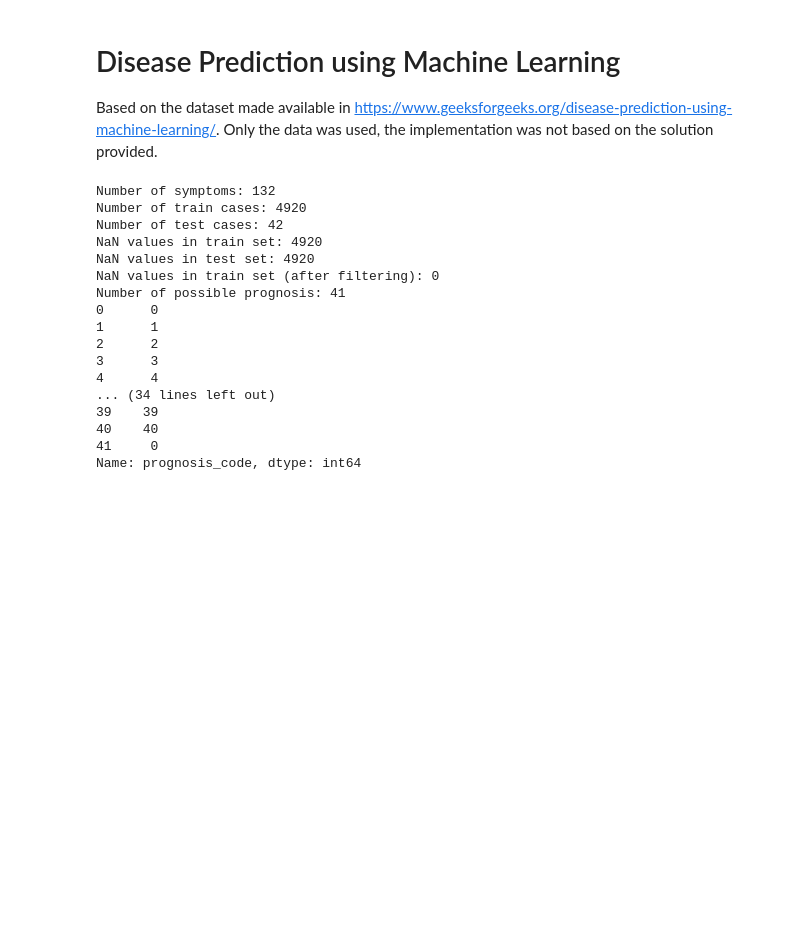
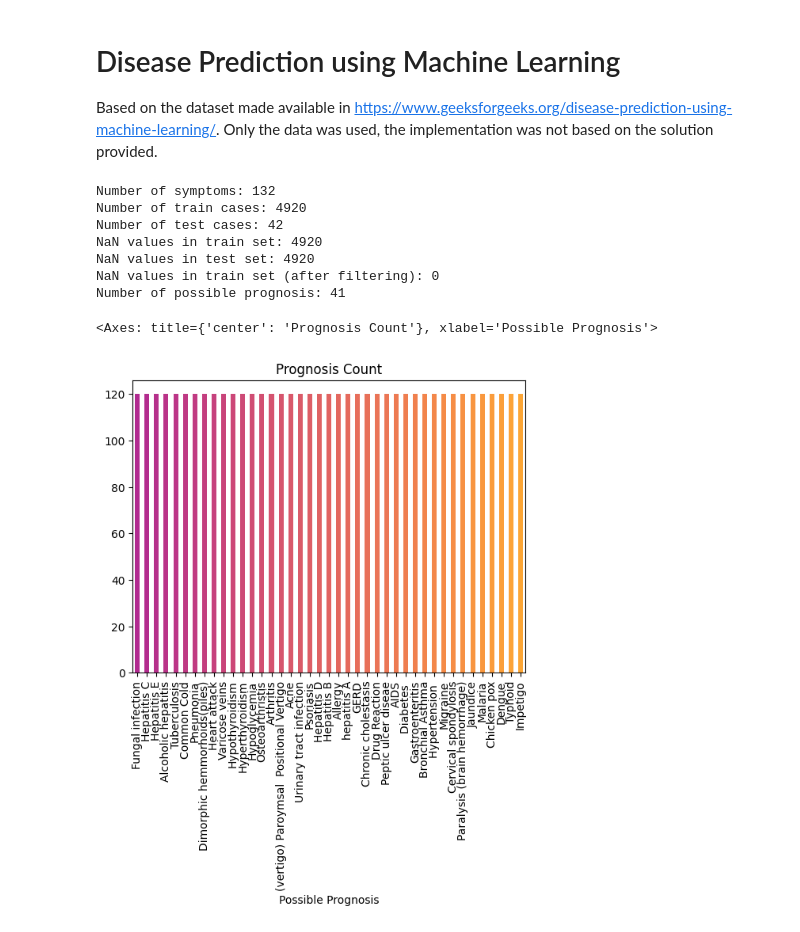
Before and after one commit to davidterroso/DiseasePrediction, a Jupyter notebook: DiseasePrediction.ipynb, the cells around one changed output. Drawn from its saved outputs; the diff is of its cells as text; code cells hidden in the pictures; blank space fills up the shorter version.

Commit message:
prognosis bar plot

```diff
--- a/DiseasePrediction.ipynb
+++ b/DiseasePrediction.ipynb
@@ -19,40 +21,35 @@ print("NaN values in train set:", train_data_df.isnull().sum().sum()) # Number o
 print("NaN values in test set:", train_data_df.isnull().sum().sum()) # Number of values NaN in the test data
 
 train_data_df = train_data_df.drop(train_data_df.columns[train_data_df.shape[1] - 1], axis=1) # Droping column causing the NaN values
 print("NaN values in train set (after filtering):", train_data_df.isnull().sum().sum()) # Number of values NaN in the train data (after processing)
 
 prognosis_list = list(train_data_df['prognosis'].unique()) # Create a list of the possible prognosis
 prognosis_num = len(prognosis_list) # Counts the number of possible prognosis
 print("Number of possible prognosis:", prognosis_num) # Shows the number of possible prognosis
 
 # Inserts into the train data dataframe a new column that contains a code for a certain disease instead of the name
 train_prognosis_codes = []
 for prog in train_data_df['prognosis']:
     prog_code = prognosis_list.index(prog)
     train_prognosis_codes.append(prog_code)
 train_data_df.insert(train_data_df.shape[1], "prognosis_code", train_prognosis_codes)
 
 # Inserts into the test data dataframe a new column that contains a code for a certain disease instead of the name
 test_prognosis_codes = []
 for prog in test_data_df['prognosis']:
     prog_code = prognosis_list.index(prog)
     test_prognosis_codes.append(prog_code)
 test_data_df.insert(test_data_df.shape[1], "prognosis_code", test_prognosis_codes)
+
+color = mpl.colormaps['plasma'](np.linspace(.4, .8, prognosis_num)) # Create the color map to use in the plotting process
+train_data_df["prognosis"].value_counts().plot(kind="bar", color=color, title="Prognosis Count", xlabel="Possible Prognosis") # Display a bar plot of the diagnosis in the train dataset
 # %% [output]
 Number of symptoms: 132
 Number of train cases: 4920
 Number of test cases: 42
 NaN values in train set: 4920
 NaN values in test set: 4920
 NaN values in train set (after filtering): 0
 Number of possible prognosis: 41
-0      0
-1      1
-2      2
-3      3
-4      4
-... (34 lines left out)
-39    39
-40    40
-41     0
-Name: prognosis_code, dtype: int64
+<Axes: title={'center': 'Prognosis Count'}, xlabel='Possible Prognosis'>
+[figure, added]
```
Also changed, not shown: parts of 1 cell of this notebook.
